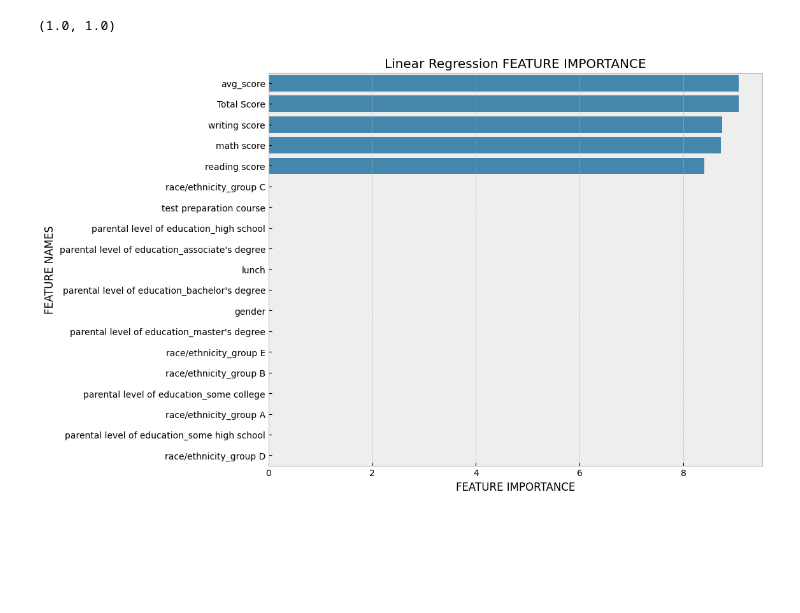
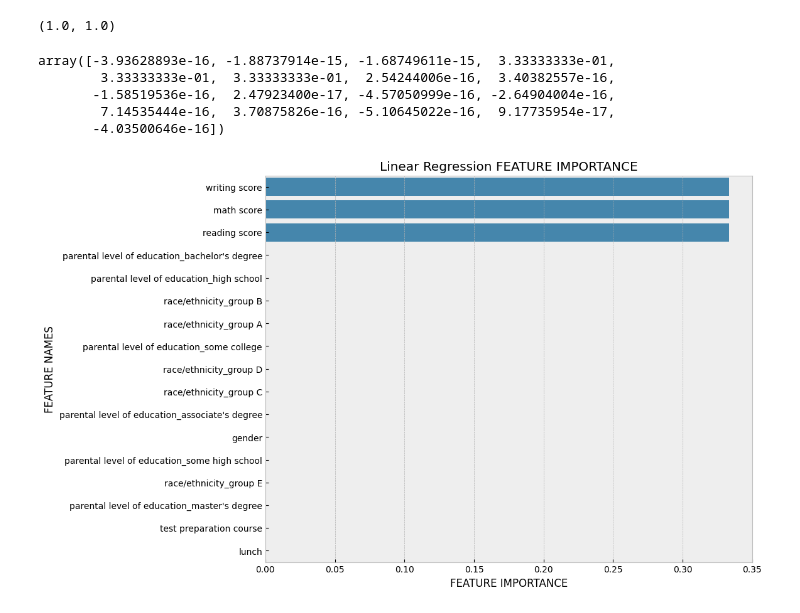
Before and after one commit to SriRamK345/Student-Performance-Analysis, a Jupyter notebook: Student_Performance_Analysis_.ipynb, the cells around one changed output. Drawn from its saved outputs; the diff is of its cells as text; code cells hidden in the pictures; blank space fills up the shorter version.

```diff
--- a/Student_Performance_Analysis_.ipynb
+++ b/Student_Performance_Analysis_.ipynb
@@ -318,3 +326,6 @@ X_test_scaled = scaler.transform(df_cp)
+# %%
+X = df_cp.drop(columns= ['avg_score', 'Total Score'], axis=1)
+y = df_cp['avg_score']
 # %%
 X_train_sd =pd.DataFrame(X_train_scaled, columns=df_cp.columns)
 X_train_sd
@@ -349,7 +360,7 @@ pd.DataFrame(y)
 | 999 | 249 |
 1000 rows × 1 columns
 # %%
-X_train, X_test, y_train, y_test = train_test_split(X_train_scaled, y, test_size=0.3, random_state=42)
+X_train, X_test, y_train, y_test = train_test_split(X, y, test_size=0.3, random_state=42)
 # %%
 print(X_train.shape)
 print(X_test.shape)
@@ -400,14 +411,22 @@ test_score_LR = LR_model.score(X_test,y_test)
 train_score_LR , test_score_LR
 # %% [output]
 (1.0, 1.0)
+# %%
+LR_model.coef_
+# %% [output]
+array([-3.93628893e-16, -1.88737914e-15, -1.68749611e-15,  3.33333333e-01,
+        3.33333333e-01,  3.33333333e-01,  2.54244006e-16,  3.40382557e-16,
+       -1.58519536e-16,  2.47923400e-17, -4.57050999e-16, -2.64904004e-16,
+        7.14535444e-16,  3.70875826e-16, -5.10645022e-16,  9.17735954e-17,
+       -4.03500646e-16])
 # %%
 # Calculate feature importance using coefficients
 importance = LR_model.coef_
 
 # Get feature names
-columns =X_train_sd.columns
+columns =X_train.columns
 
 # Plot feature importance
 feature_importance(importance, columns, "Linear Regression")
 # %% [output]
-[figure, old version]
+[figure, new version]
```
Also changed, not shown: parts of 22 cells of this notebook.
